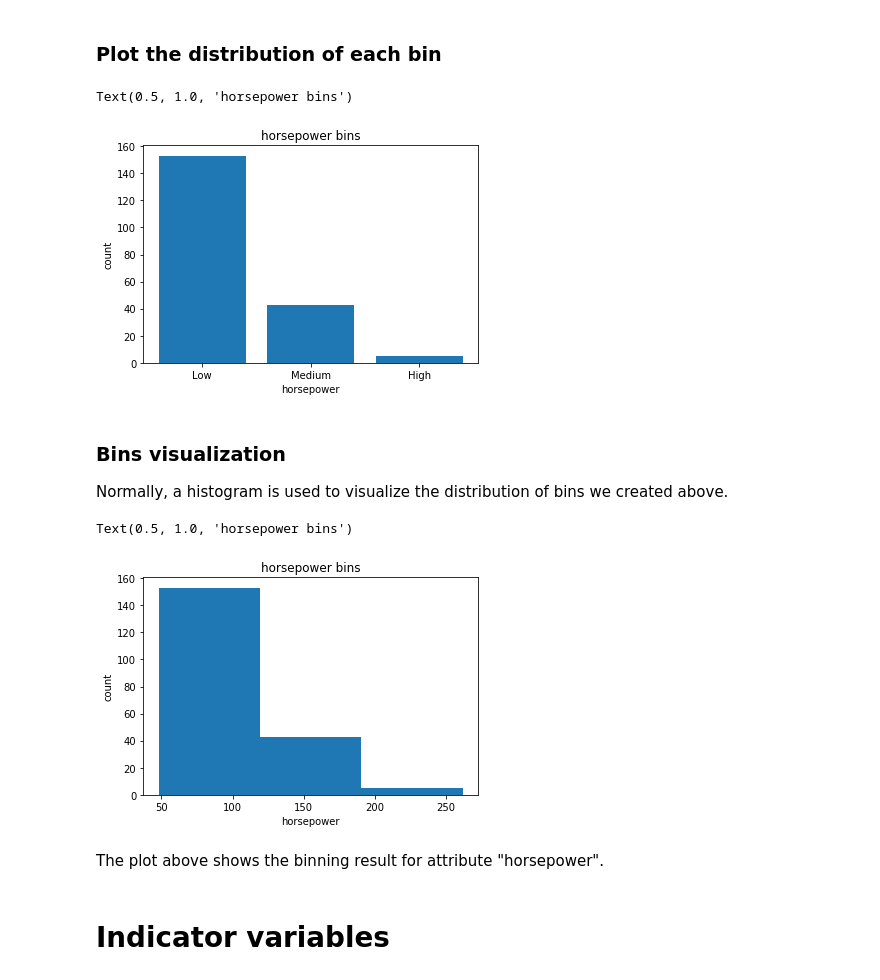
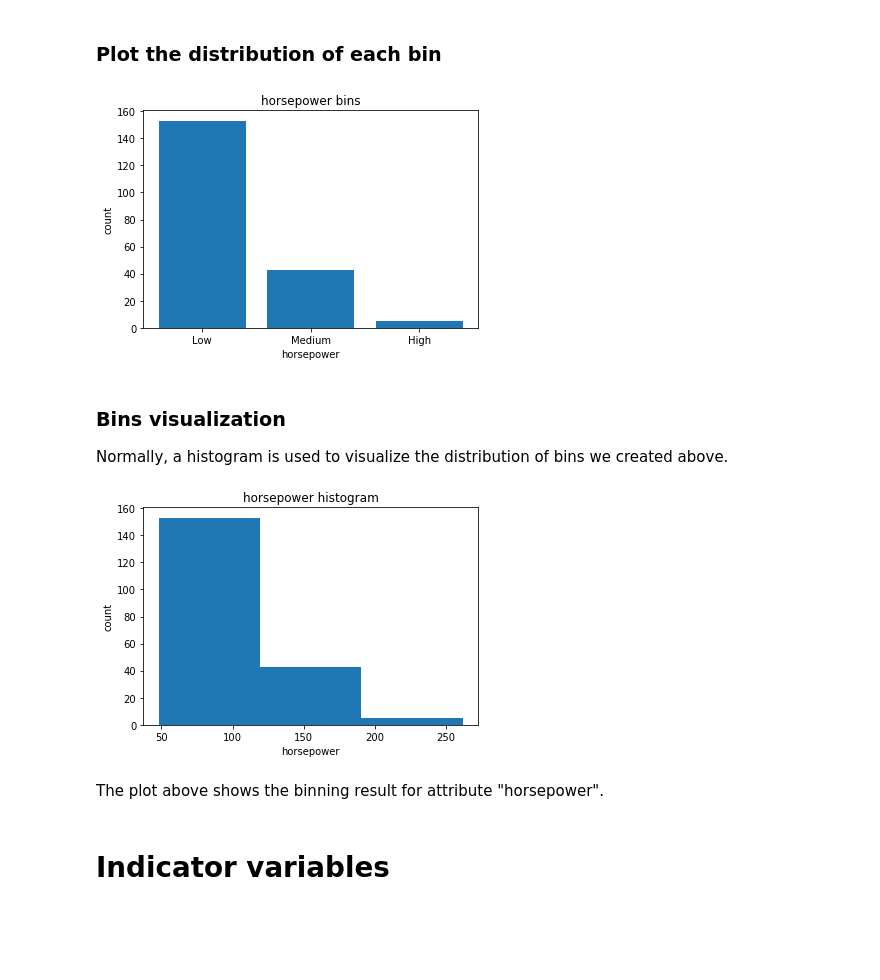
Before and after one commit to aymanibrahim/dapy, a Jupyter notebook: notebooks/02_Data_Wrangling.ipynb, the cells around one changed output. Saved outputs shown, nothing was run; the diff lists cells and outputs as text; code cells hidden in the pictures; blank space fills up the shorter version.

```diff
--- a/notebooks/02_Data_Wrangling.ipynb
+++ b/notebooks/02_Data_Wrangling.ipynb
@@ -463,43 +606,38 @@ Name: horsepower-binned, dtype: int64
 # %% [markdown]
 ### Plot the distribution of each bin
 # %%
-%matplotlib inline
-import matplotlib as plt
-from matplotlib import pyplot
-pyplot.bar(group_names, df["horsepower-binned"].value_counts())
+plt.bar(group_names, df["horsepower-binned"].value_counts())
 
 # set x/y labels and plot title
-plt.pyplot.xlabel("horsepower")
-plt.pyplot.ylabel("count")
-plt.pyplot.title("horsepower bins")
+plt.xlabel("horsepower")
+plt.ylabel("count")
+plt.title("horsepower bins")
+
+# save figure
+plt.savefig('../figs/02_Wrangling/horsepower_bins.png')
 # %% [output]
-Text(0.5, 1.0, 'horsepower bins')
 [figure]
+# %% [markdown]
+<h3>Bins visualization</h3>
+Normally, a histogram is used to visualize the distribution of bins we created above.
+# %%
+# draw historgram of attribute "horsepower" with bins = 3
+plt.hist(df["horsepower"], bins = 3)
+
+# set x/y labels and plot title
+plt.xlabel("horsepower")
+plt.ylabel("count")
+plt.title("horsepower histogram")
+
+# save figure
+plt.savefig('../figs/02_Wrangling/horsepower_histogram.png')
+# %% [output]
+[figure, added]
+# %% [markdown]
+The plot above shows the binning result for attribute "horsepower".
 # %%
 #  provides the bins for "horsepower" with 3 categories ("Low","Medium" and "High").
 # narrow the intervals from 57 to 3!
-# %% [markdown]
-<h3>Bins visualization</h3>
-Normally, a histogram is used to visualize the distribution of bins we created above.
-# %%
-%matplotlib inline
-import matplotlib as plt
-from matplotlib import pyplot
-
-a = (0,1,2)
-
-# draw historgram of attribute "horsepower" with bins = 3
-plt.pyplot.hist(df["horsepower"], bins = 3)
-
-# set x/y labels and plot title
-plt.pyplot.xlabel("horsepower")
-plt.pyplot.ylabel("count")
-plt.pyplot.title("horsepower bins")
-# %% [output]
-Text(0.5, 1.0, 'horsepower bins')
-[figure, removed]
-# %% [markdown]
-The plot above shows the binning result for attribute "horsepower".
 # %% [markdown]
 # Indicator variables
 # %% [markdown]
```
Also changed, not shown: parts of 44 cells of this notebook, 1 other file.
